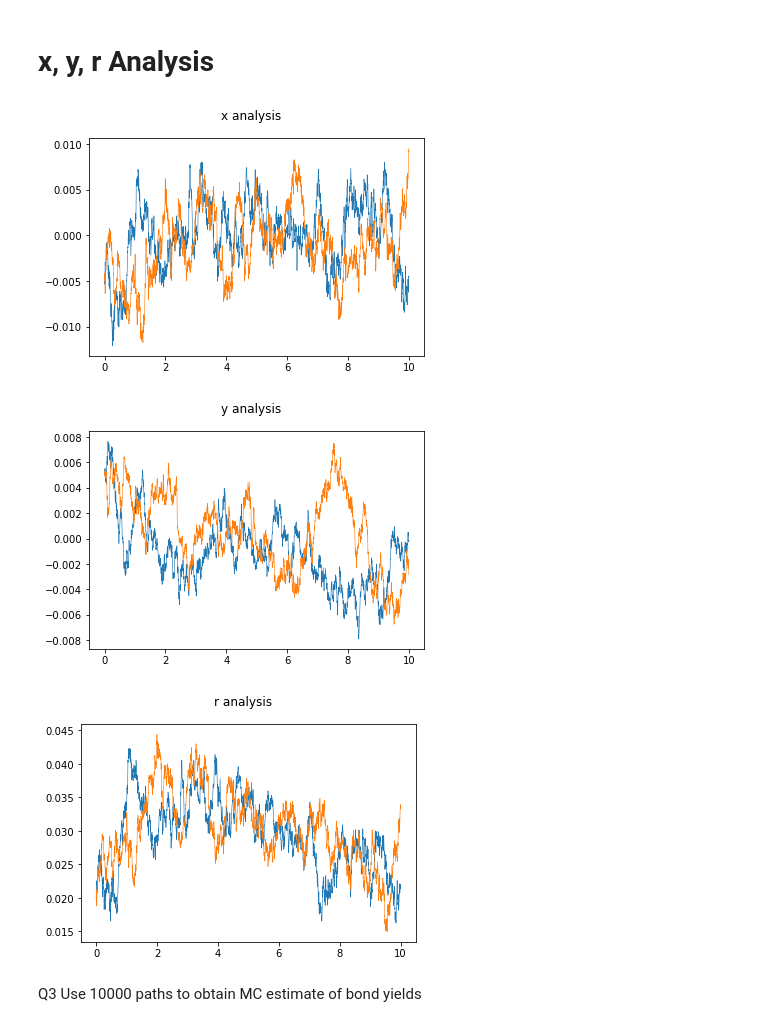
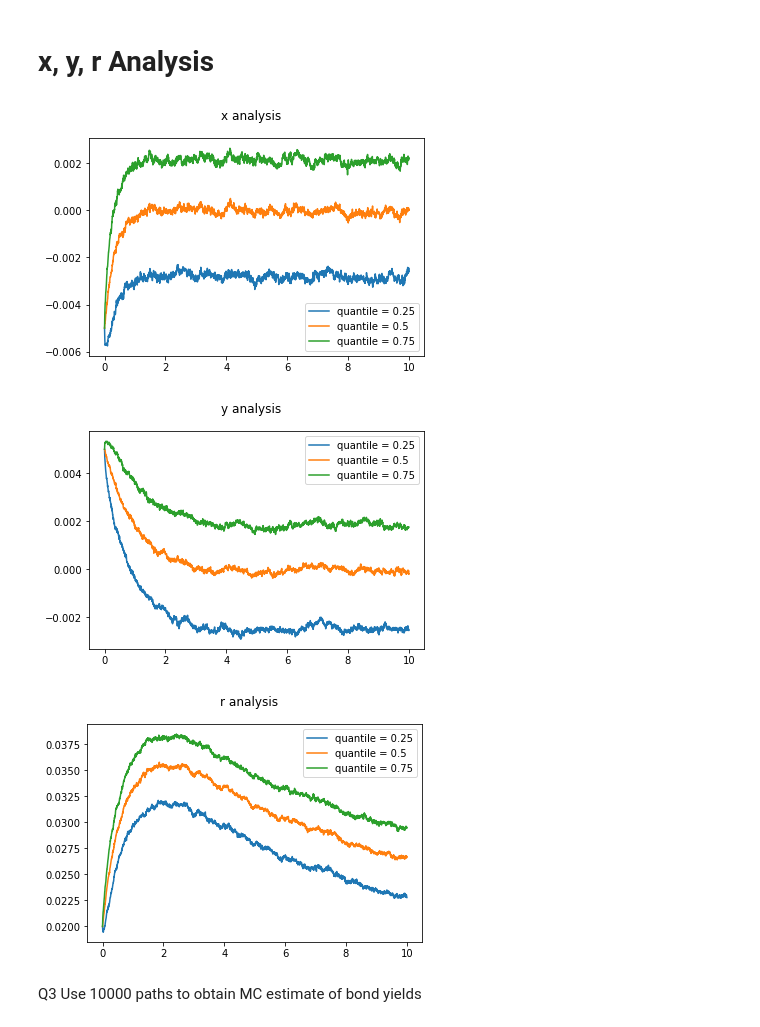
Before and after one commit to L00shui/Project3, a Jupyter notebook: Project3.ipynb, the cells around one changed output. Drawn from its saved outputs; the diff is of its cells as text; code cells hidden in the pictures.

```diff
--- a/Project3.ipynb
+++ b/Project3.ipynb
@@ -54,33 +54,55 @@ y = np.full((Nsim, Ntime+1),np.nan)
 r = np.full((Nsim, Ntime+1),np.nan)
 
 x,y,r,pt0 = Euler_sch(a, b, sigma, alpha, beta, eta, lamda, Nsim, Ntime, x_0, y_0)
+# %%
+def quantile_analysis(Ntime,obj):
+    result = np.full((3,Ntime+1),np.nan)
+    for i in range(Ntime+1):
+        result[0,i] = np.quantile(obj[:,i],0.25,axis=0)
+        result[1,i] = np.quantile(obj[:,i],0.5,axis=0)
+        result[2,i] = np.quantile(obj[:,i],0.7,axis=0)
+    return result
 # %% [markdown]
 # x, y, r Analysis
 # %%
 # Investigate x
-t = np.linspace(0,10,252*10+1)
-for i in range(2):
-    plt.plot(t,x[i,:],linewidth=.6)
+Ntime = 252*10
+t = np.linspace(0,10,Ntime+1)
+quantile = [0.25, 0.5, 0.75]
+x_quantile = np.full((3,Ntime+1),np.nan)
+x_quantile = quantile_analysis(Ntime,x)
+for i in range(3):
+    plt.plot(t,x_quantile[i,:],label='quantile = '+ str(quantile[i]))
 plt.suptitle('x analysis')
+plt.legend()
 plt.show()
 # %% [output]
-[figure, old version]
+[figure, new version]
 # %%
 # Investigate y
-for i in range(2):
-    plt.plot(t,y[i,:], linewidth=.6)
+Ntime = 252*10
+t = np.linspace(0,10,Ntime+1)
+y_quantile = np.full((3,Ntime+1),np.nan)
+y_quantile = quantile_analysis(Ntime,y)
+for i in range(3):
+    plt.plot(t,y_quantile[i,:],label='quantile = '+ str(quantile[i]))
 plt.suptitle('y analysis')
+plt.legend()
 plt.show()
 # %% [output]
-[figure, old version]
+[figure, new version]
 # %%
-# Investigate r
-for i in range(2):
-    plt.plot(t,r[i,:], linewidth=.6)
+Ntime = 252*10
+t = np.linspace(0,10,Ntime+1)
+r_quantile = np.full((3,Ntime+1),np.nan)
+r_quantile = quantile_analysis(Ntime,r)
+for i in range(3):
+    plt.plot(t,r_quantile[i,:],label='quantile = '+ str(quantile[i]))
 plt.suptitle('r analysis')
+plt.legend()
 plt.show()
 # %% [output]
-[figure, old version]
+[figure, new version]
 # %% [markdown]
 Q3 Use 10000 paths to obtain MC estimate of bond yields
 # %% [markdown]
```
Also changed, not shown: parts of 2 cells of this notebook.
